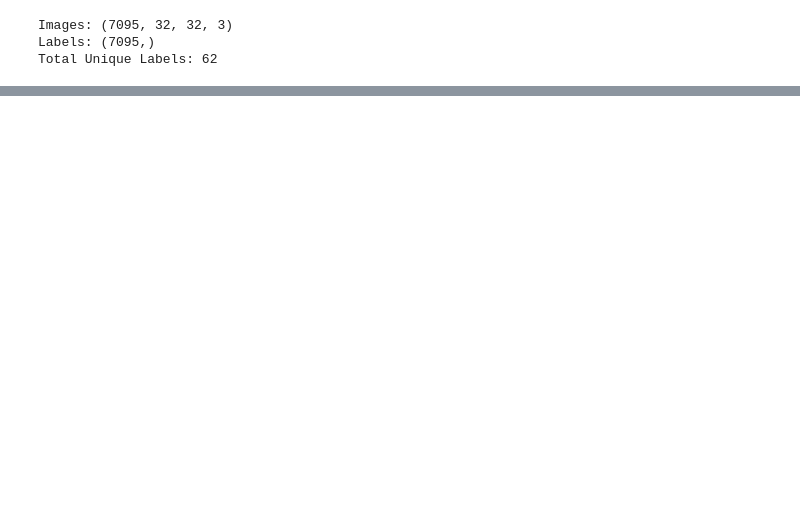
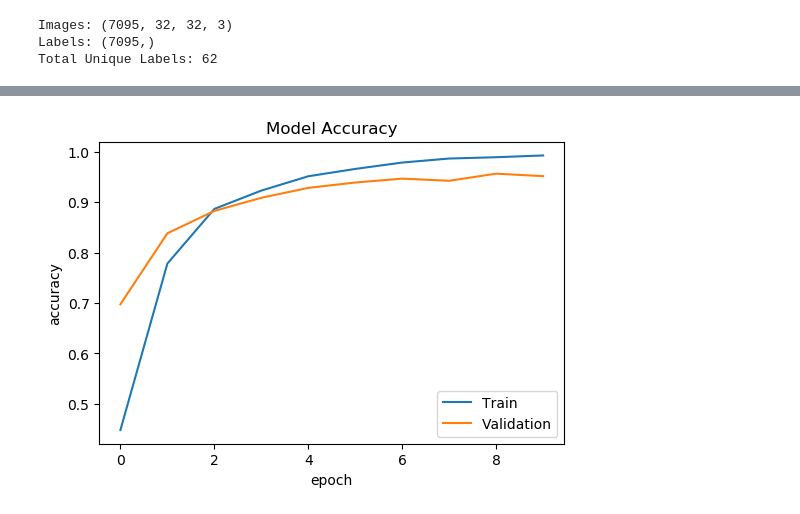
Before and after one commit to Geoffrey-Z/street-sign-classifier, a Jupyter notebook: notebooks/keras_model_v2.ipynb, the cells around one changed output, grey strips where cells are left out. Drawn from its saved outputs; the diff is of its cells as text; code cells hidden in the pictures; blank space fills up the shorter version.

Commit message:
Add more sections to report; Plot epoch/loss/accuracy

```diff
--- a/notebooks/keras_model_v2.ipynb
+++ b/notebooks/keras_model_v2.ipynb
@@ -1,7 +1,13 @@
 # %%
+%matplotlib inline
+
+import matplotlib.pyplot as plt
+import matplotlib as mpl
+mpl.rcParams['figure.dpi'] = 100
+
 import sys
+sys.path.append('../scripts')
 
-sys.path.append('../scripts')
 from btsc_dataset import load_full_dataset, split_images_and_labels, resize_images
 from utils import train_validation_test_split
 # %%
@@ -81,5 +92,5 @@ model.add(Dense(len(unique_labels), activation='softmax'))
 
 model.compile(optimizer='adam', loss='categorical_crossentropy', metrics=['accuracy'])
 # %%
-model.fit(X_train, y_train, batch_size=50, epochs=10, verbose=1)
+history = model.fit(X_train, y_train, validation_data=(X_valid, y_valid), batch_size=50, epochs=10, verbose=1)
 # %% [output]
@@ -117,0 +114,11 @@ Validation Results:
+# %%
+# Plot training & validation accuracies per epoch
+plt.plot(history.history['acc'])
+plt.plot(history.history['val_acc'])
+plt.title('Model Accuracy')
+plt.ylabel('accuracy')
+plt.xlabel('epoch')
+plt.legend(['Train', 'Validation'], loc='lower right')
+plt.show()
+# %% [output]
+[figure, added]
```
Also changed, not shown: parts of 5 cells of this notebook, 4 other files.
